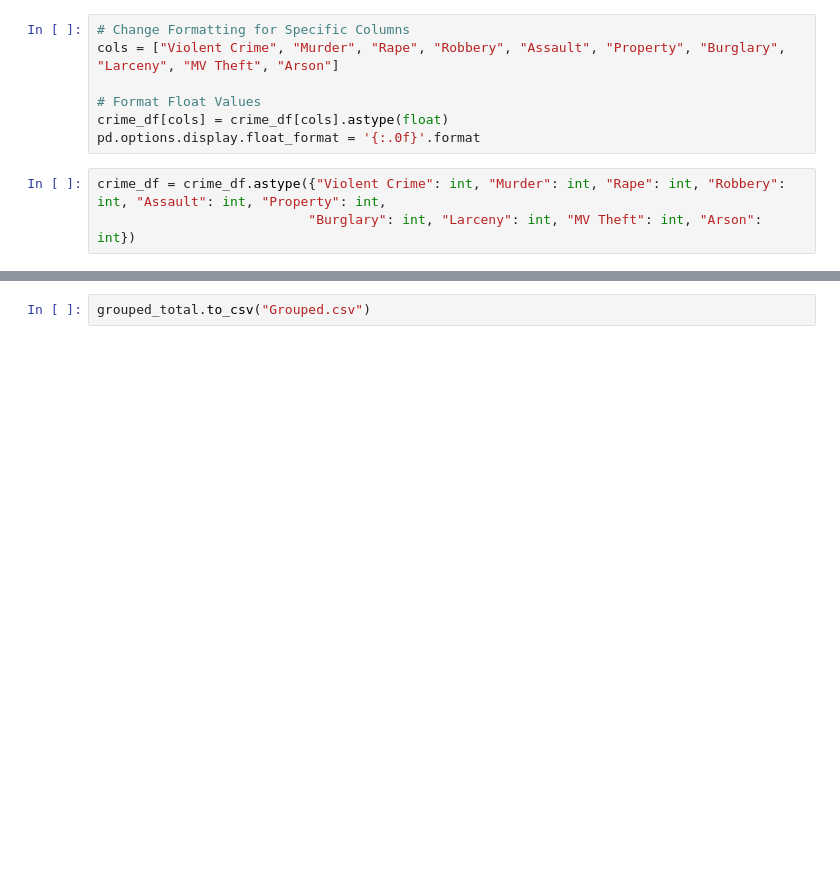
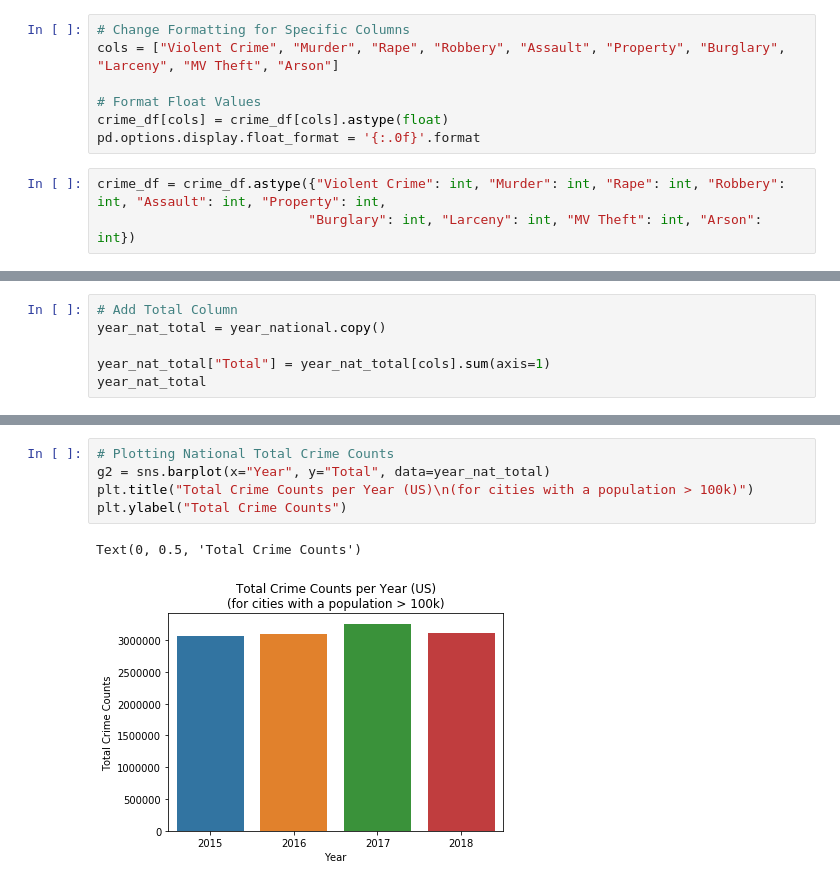
Before and after one commit to livillaranda/Project_1, a Jupyter notebook: Analyzing_Dataset.ipynb, the cells around one changed output, grey strips where cells are left out. Drawn from its saved outputs; the diff is of its cells as text; blank space fills up the shorter version.

```diff
--- a/Analyzing_Dataset.ipynb
+++ b/Analyzing_Dataset.ipynb
@@ -72,0 +69,6 @@ year_national
+# %%
+# Add Total Column
+year_nat_total = year_national.copy()
+
+year_nat_total["Total"] = year_nat_total[cols].sum(axis=1)
+year_nat_total
@@ -133,2 +134,8 @@ grouped_total
-# %%
-grouped_total.to_csv("Grouped.csv")
+# %%
+# Plotting National Total Crime Counts
+g2 = sns.barplot(x="Year", y="Total", data=year_nat_total)
+plt.title("Total Crime Counts per Year (US)\n(for cities with a population > 100k)")
+plt.ylabel("Total Crime Counts")
+# %% [output]
+Text(0, 0.5, 'Total Crime Counts')
+[figure, added]
```
Also changed, not shown: parts of 15 cells of this notebook, 1 other file.
